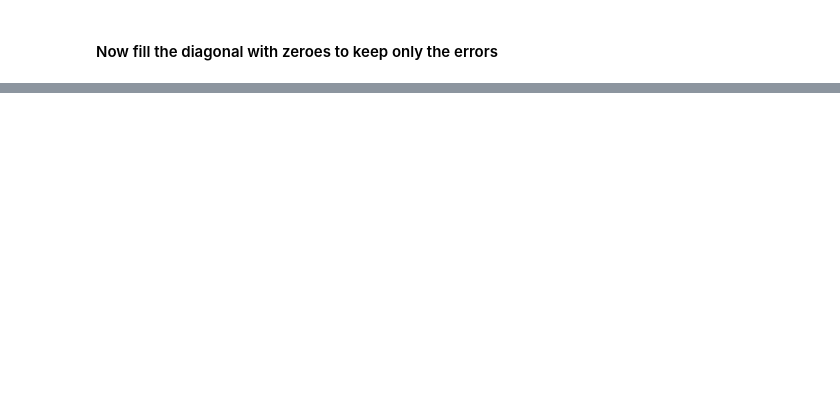
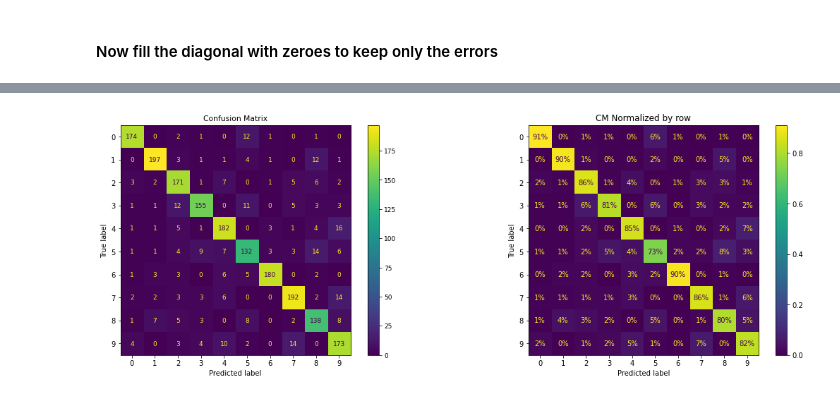
Before and after one commit to ARKA1112/HOML_AurelienG, a Jupyter notebook: chap3_classification.ipynb, the cells around one changed output, grey strips where cells are left out. Cells and saved outputs as stored; diff of their text form; code cells hidden in the pictures; blank space fills up the shorter version.

```diff
--- a/chap3_classification.ipynb
+++ b/chap3_classification.ipynb
@@ -663,0 +683,13 @@ plt.show()
+# %%
+#Lets put all the plots in a couple of figures for the book:
+
+fig, axs = plt.subplots(nrows=1, ncols=2, figsize=(19,6))
+plt.rc('font',size= 9)
+ConfusionMatrixDisplay.from_predictions(y_train[:2000],y_train_pred[:2000], ax=axs[0])
+axs[0].set_title("Confusion Matrix")
+plt.rc('font', size=10)
+ConfusionMatrixDisplay.from_predictions(y_train[:2000], y_train_pred[:2000], ax=axs[1], normalize='true', values_format='.0%')
+axs[1].set_title('CM Normalized by row')
+plt.show()
+# %% [output]
+[figure, added]
```
Also changed, not shown: parts of 24 cells of this notebook.
